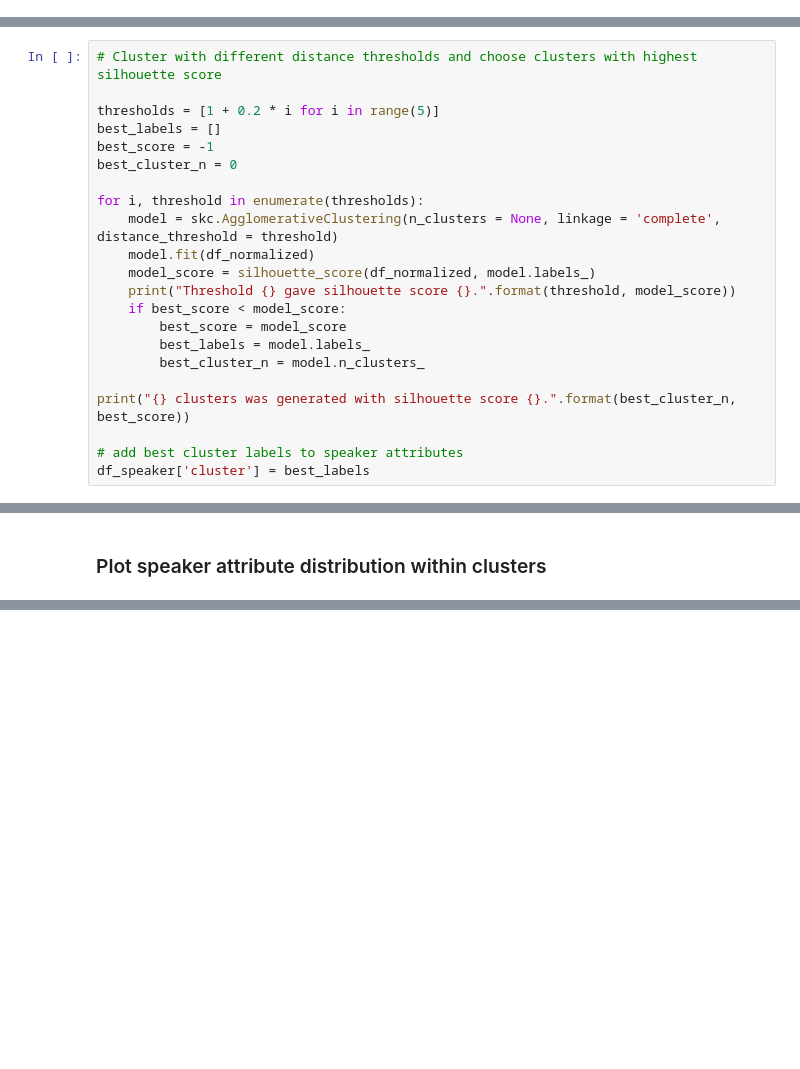
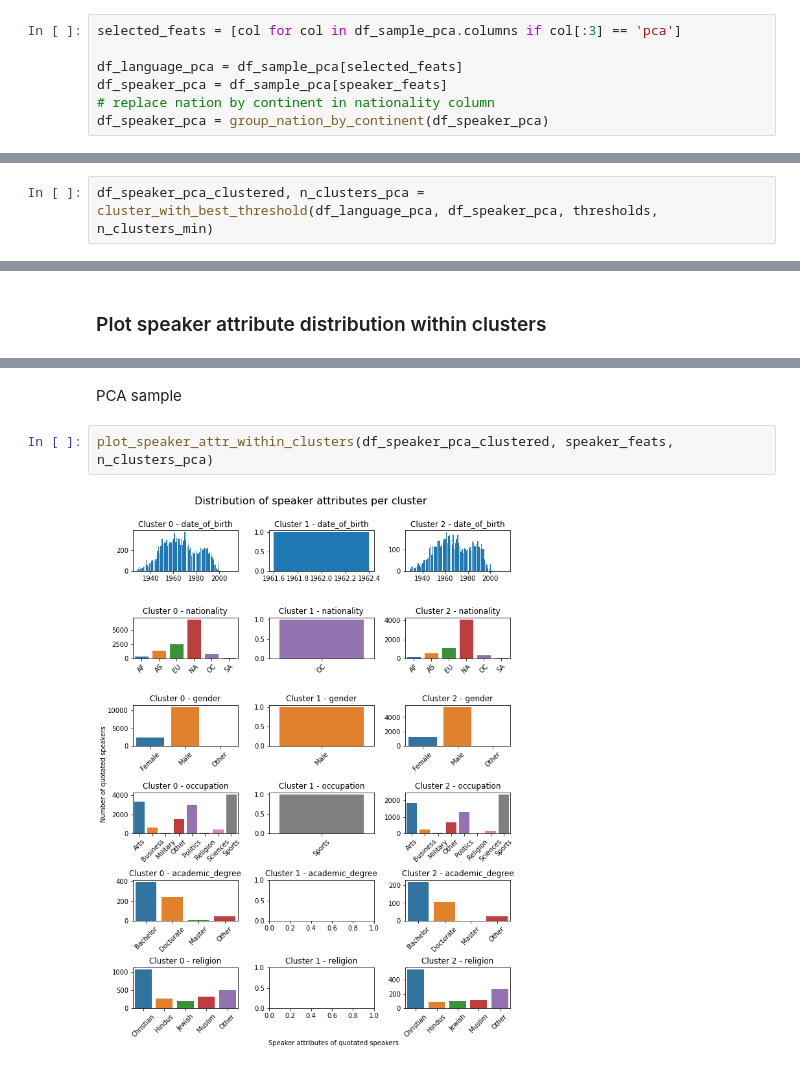
Before and after one commit to epfl-ada/ada-2021-project-r-o-c-k, a Jupyter notebook: src/language/clustering.ipynb, the cells around one changed output, grey strips where cells are left out. Drawn from its saved outputs; the diff is of its cells as text; blank space fills up the shorter version.

```diff
--- a/src/language/clustering.ipynb
+++ b/src/language/clustering.ipynb
@@ -45,24 +33,9 @@ df_normalized.head()
+# %%
+selected_feats = [col for col in df_sample_pca.columns if col[:3] == 'pca']
+
+df_language_pca = df_sample_pca[selected_feats]
+df_speaker_pca = df_sample_pca[speaker_feats]
+# replace nation by continent in nationality column
+df_speaker_pca = group_nation_by_continent(df_speaker_pca)
 # %% [markdown]
 ### Generate clusters
-# %%
-# Cluster with different distance thresholds and choose clusters with highest silhouette score
-
-thresholds = [1 + 0.2 * i for i in range(5)]
-best_labels = []
-best_score = -1
-best_cluster_n = 0
-
-for i, threshold in enumerate(thresholds):
-    model = skc.AgglomerativeClustering(n_clusters = None, linkage = 'complete', distance_threshold = threshold)
-    model.fit(df_normalized)
-    model_score = silhouette_score(df_normalized, model.labels_)
-    print("Threshold {} gave silhouette score {}.".format(threshold, model_score))
-    if best_score < model_score:
-        best_score = model_score
-        best_labels = model.labels_
-        best_cluster_n = model.n_clusters_
-
-print("{} clusters was generated with silhouette score {}.".format(best_cluster_n, best_score))
-
-# add best cluster labels to speaker attributes
-df_speaker['cluster'] = best_labels
@@ -75,0 +66,2 @@ Threshold 1.8 gave silhouette score 0.36223483657794237.
+# %%
+df_speaker_pca_clustered, n_clusters_pca = cluster_with_best_threshold(df_language_pca, df_speaker_pca, thresholds, n_clusters_min)
@@ -107,0 +88,6 @@ plt.subplots_adjust(top=0.92)
+# %% [markdown]
+PCA sample
+# %%
+plot_speaker_attr_within_clusters(df_speaker_pca_clustered, speaker_feats, n_clusters_pca)
+# %% [output]
+[figure, added]
```
Also changed, not shown: parts of 19 cells of this notebook, 1 other file.
